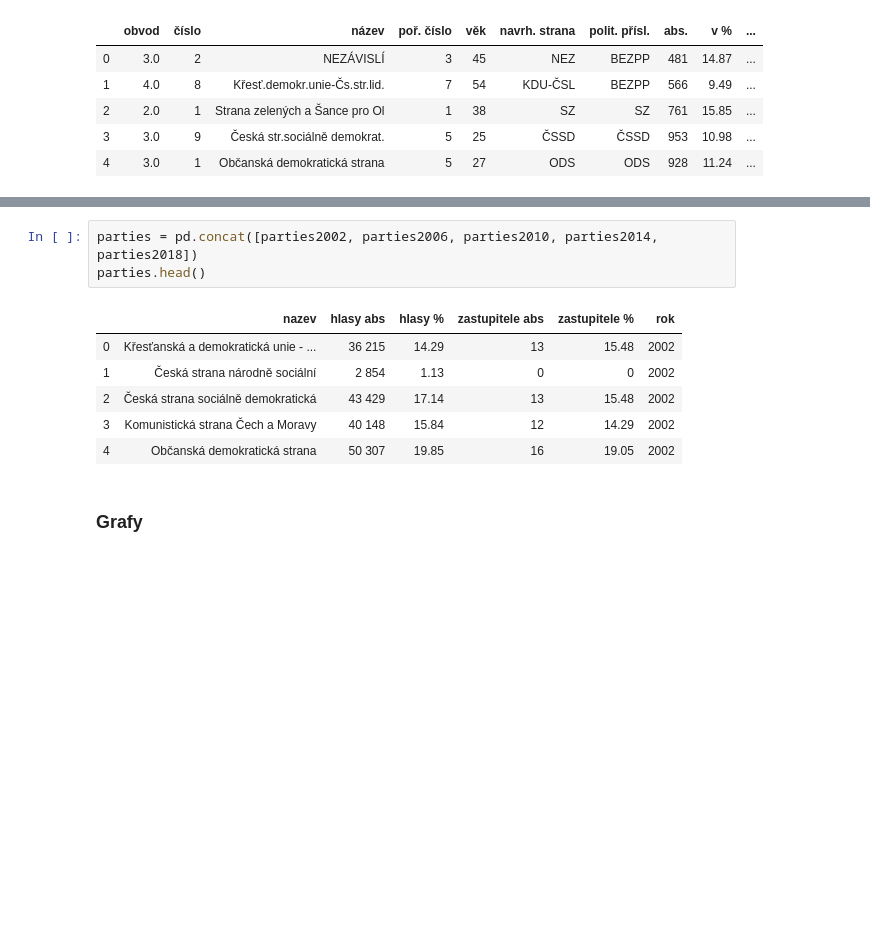
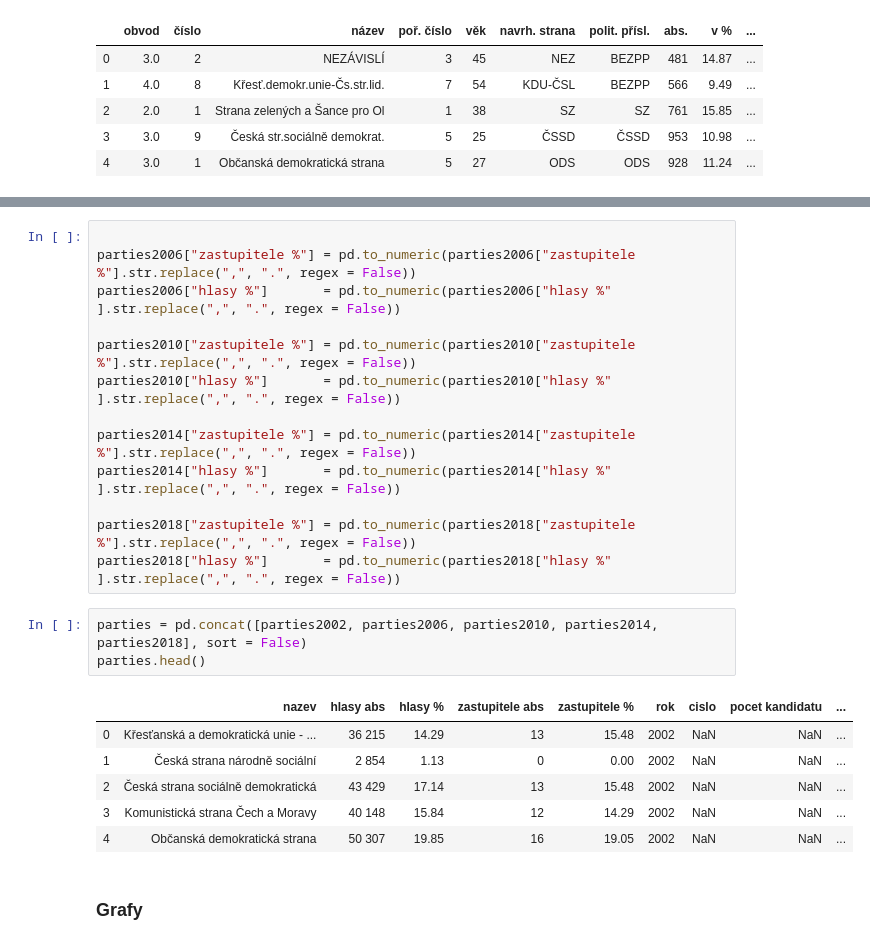
Before and after one commit to viluon/vzd-2019, a Jupyter notebook: 01/homework_01_B191.ipynb, the cells around one changed output, grey strips where cells are left out. Drawn from its saved outputs; the diff is of its cells as text; blank space fills up the shorter version.

```diff
--- a/01/homework_01_B191.ipynb
+++ b/01/homework_01_B191.ipynb
@@ -231,13 +271,26 @@ data.head()
+# %%
+
+parties2006["zastupitele %"] = pd.to_numeric(parties2006["zastupitele %"].str.replace(",", ".", regex = False))
+parties2006["hlasy %"]       = pd.to_numeric(parties2006["hlasy %"      ].str.replace(",", ".", regex = False))
+
+parties2010["zastupitele %"] = pd.to_numeric(parties2010["zastupitele %"].str.replace(",", ".", regex = False))
+parties2010["hlasy %"]       = pd.to_numeric(parties2010["hlasy %"      ].str.replace(",", ".", regex = False))
+
+parties2014["zastupitele %"] = pd.to_numeric(parties2014["zastupitele %"].str.replace(",", ".", regex = False))
+parties2014["hlasy %"]       = pd.to_numeric(parties2014["hlasy %"      ].str.replace(",", ".", regex = False))
+
+parties2018["zastupitele %"] = pd.to_numeric(parties2018["zastupitele %"].str.replace(",", ".", regex = False))
+parties2018["hlasy %"]       = pd.to_numeric(parties2018["hlasy %"      ].str.replace(",", ".", regex = False))
 # %%
-parties = pd.concat([parties2002, parties2006, parties2010, parties2014, parties2018])
+parties = pd.concat([parties2002, parties2006, parties2010, parties2014, parties2018], sort = False)
 parties.head()
 # %% [output]
-|  | nazev | hlasy abs | hlasy % | zastupitele abs | zastupitele % | rok |
-| 0 | Křesťanská a demokratická unie - ... | 36 215 | 14.29 | 13 | 15.48 | 2002 |
-| 1 | Česká strana národně sociální | 2 854 | 1.13 | 0 | 0 | 2002 |
-| 2 | Česká strana sociálně demokratická | 43 429 | 17.14 | 13 | 15.48 | 2002 |
-| 3 | Komunistická strana Čech a Moravy | 40 148 | 15.84 | 12 | 14.29 | 2002 |
-| 4 | Občanská demokratická strana | 50 307 | 19.85 | 16 | 19.05 | 2002 |
+|  | nazev | hlasy abs | hlasy % | zastupitele abs | zastupitele % | rok | cislo | pocet kandidatu | ... |
+| 0 | Křesťanská a demokratická unie - ... | 36 215 | 14.29 | 13 | 15.48 | 2002 | NaN | NaN | ... |
+| 1 | Česká strana národně sociální | 2 854 | 1.13 | 0 | 0.00 | 2002 | NaN | NaN | ... |
+| 2 | Česká strana sociálně demokratická | 43 429 | 17.14 | 13 | 15.48 | 2002 | NaN | NaN | ... |
+| 3 | Komunistická strana Čech a Moravy | 40 148 | 15.84 | 12 | 14.29 | 2002 | NaN | NaN | ... |
+| 4 | Občanská demokratická strana | 50 307 | 19.85 | 16 | 19.05 | 2002 | NaN | NaN | ... |
 # %% [markdown]
 ### Grafy
 # %%
```
Also changed, not shown: parts of 10 cells of this notebook, 6 other files.
